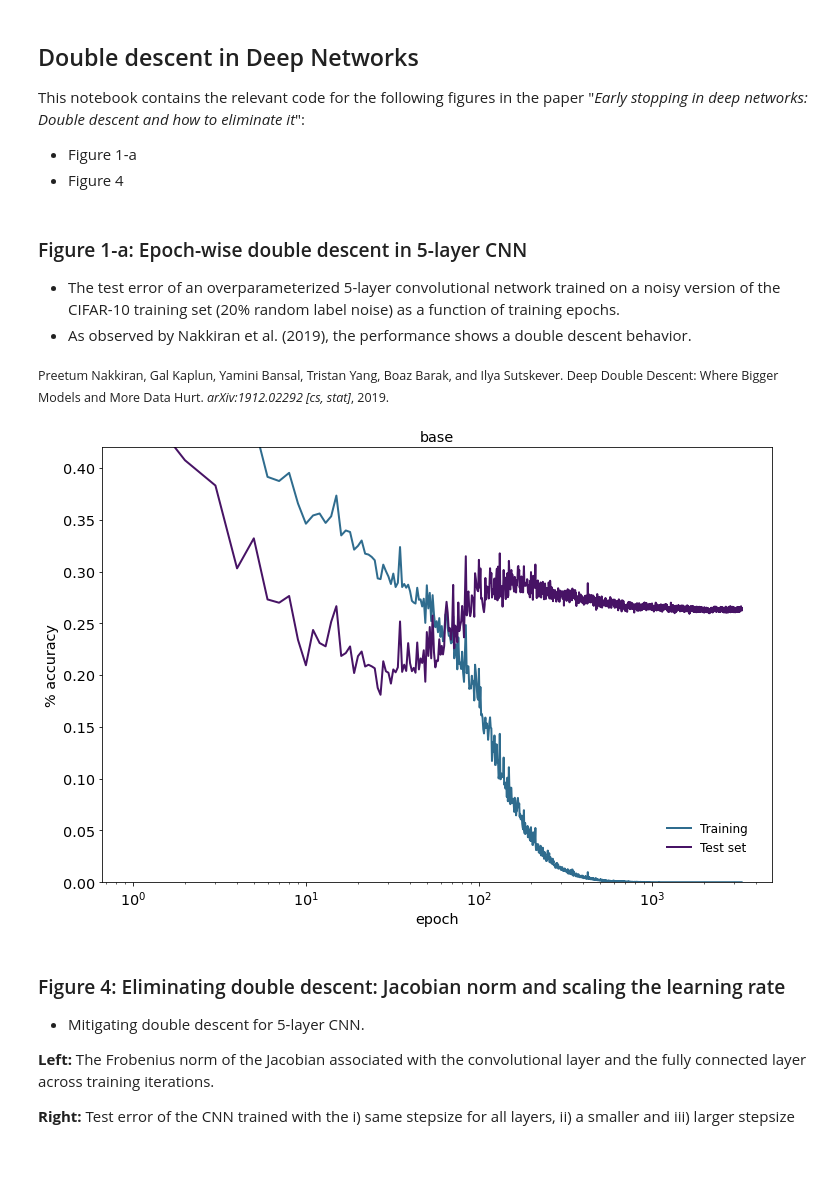
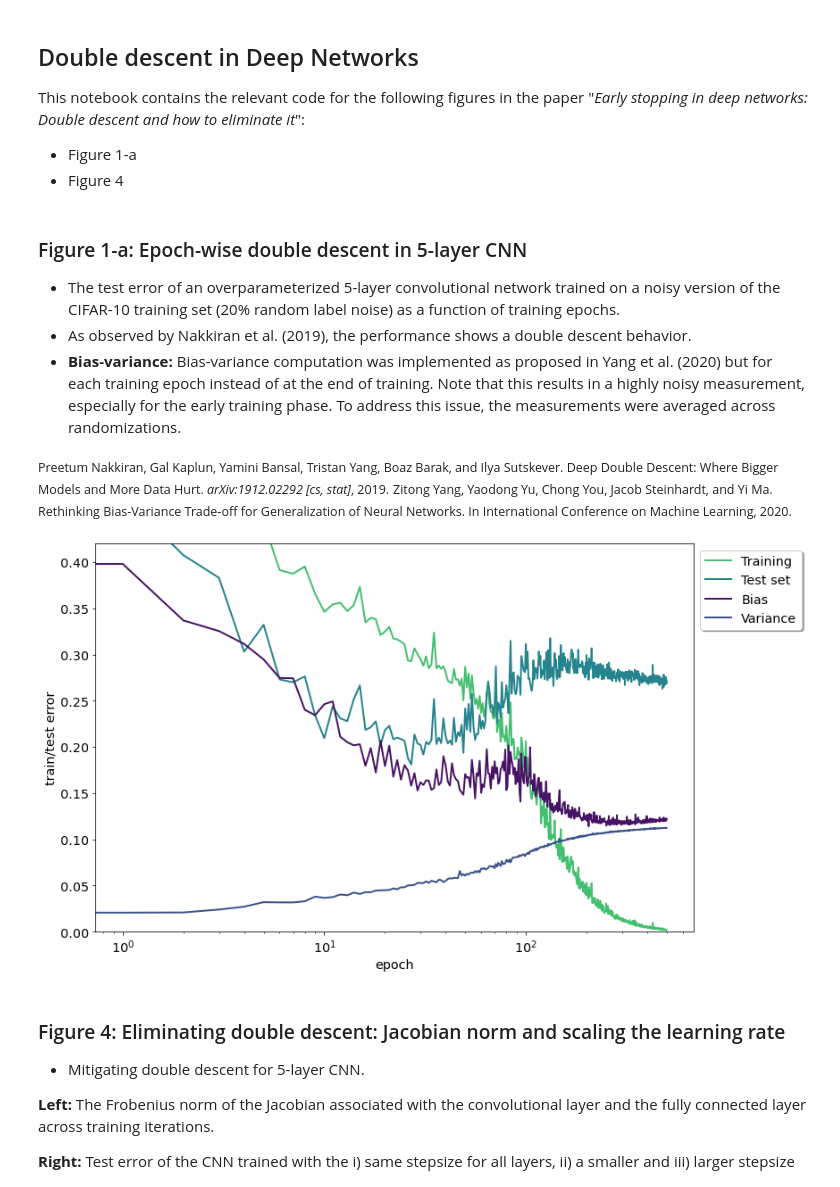
Before and after one commit to MLI-lab/early_stopping_double_descent, a Jupyter notebook: notebooks/early_stopping_deep_double_descent.ipynb, the cells around one changed output. Cells and saved outputs as stored; diff of their text form; code cells hidden in the pictures; blank space fills up the shorter version.

```diff
--- a/notebooks/early_stopping_deep_double_descent.ipynb
+++ b/notebooks/early_stopping_deep_double_descent.ipynb
@@ -30,38 +30,50 @@ out_dir = pathlib.Path.cwd().parent / 'results/mcnn/cifar/'
 
 - The test error of an overparameterized 5-layer convolutional network trained on a noisy version of the CIFAR-10 training set (20% random label noise) as a function of training epochs.
 - As observed by Nakkiran et al. (2019), the performance shows a double descent behavior.
+- **Bias-variance:** Bias-variance computation was implemented as proposed in Yang et al. (2020) but for each training epoch instead of at the end of training. Note that this results in a highly noisy measurement, especially for the early training phase. To address this issue, the measurements were averaged across randomizations.
 
 <sub>Preetum Nakkiran, Gal Kaplun, Yamini Bansal, Tristan Yang, Boaz Barak, and Ilya Sutskever. Deep Double Descent: Where Bigger Models and More Data Hurt. *arXiv:1912.02292 \[cs, stat\]*, 2019.</sub>
+<sub>Zitong Yang, Yaodong Yu, Chong You, Jacob Steinhardt, and Yi Ma. Rethinking Bias-Variance Trade-off for Generalization of Neural Networks. In International Conference on Machine Learning, 2020.</sub>
 # %%
 # read results
 out_file = out_dir / 'base' / 'log.json'
 epoch_arr, acc_log = plot_utils.readJsonLog(out_file)
+# %%
+# read bias variance results
+out_file_bv = out_dir / 'bias_variance' / 'mcnn_bias_variance.txt'
+bivar_np = np.loadtxt(out_file_bv, skiprows=1)
+
+bivar_log = {'bias': bivar_np[:,1]/10, 'variance': bivar_np[:,2]/10}
+bivar_epoch_arr = bivar_np[:,0]
 # %%
 # plot setup
-xrange = 3300
+xrange = 500
 cmap = matplotlib.cm.get_cmap('viridis')
-colorList = [cmap(350/1000), cmap(50/1000)]
-labelList = [r'Training', r'Test set', r'Clean subset']
+colorList = [cmap(700/1000), cmap(450/1000), cmap(50/1000), cmap(250/1000)]
+labelList = [r'Training', r'Test set', r'Bias', r'Variance']
 
 # plot results
 fig = plt.figure(figsize=(12,8))
 ax = plt.subplot(111)
 for i, setkey in enumerate(acc_log.keys()):
     ax.semilogx(epoch_arr[:xrange], 1-np.array(acc_log[setkey][:xrange])/100, lw = 2, color = colorList[i], label=labelList[i])
 
+for i, setkey in enumerate(bivar_log.keys()):
+    ax.semilogx(bivar_epoch_arr[:xrange], 2*bivar_log[setkey][:xrange], lw = 2, color = colorList[i+2], label=labelList[i+2])
+
+
+
 # plot metadata
-ax_list = [ax]
-ax.legend(loc=4, bbox_to_anchor=(0.98, 0.04), fontsize='large',
-          frameon=False, fancybox=True, shadow=True, ncol=1)
-for cur_ax in ax_list: cur_ax.set_ylabel('% accuracy')
-for cur_ax in ax_list: cur_ax.set_xlabel('epoch')
-for cur_ax in ax_list: cur_ax.set_ylim((0, 0.42))
-for cur_ax in ax_list: cur_ax.set_title('base')
+ax.legend(loc=2, bbox_to_anchor=(1, 1), fontsize='x-large',
+          frameon=True, fancybox=True, shadow=True, ncol=1)
+ax.set_ylabel('train/test error')
+ax.set_xlabel('epoch')
+ax.set_ylim((0, 0.42))
 
 # show plot
 plt.show()
 # %% [output]
-[figure, old version]
+[figure, new version]
 # %% [markdown]
 ### Figure 4: Eliminating double descent: Jacobian norm and scaling the learning rate
 
```
Also changed, not shown: parts of 2 cells of this notebook, 14 other files.
